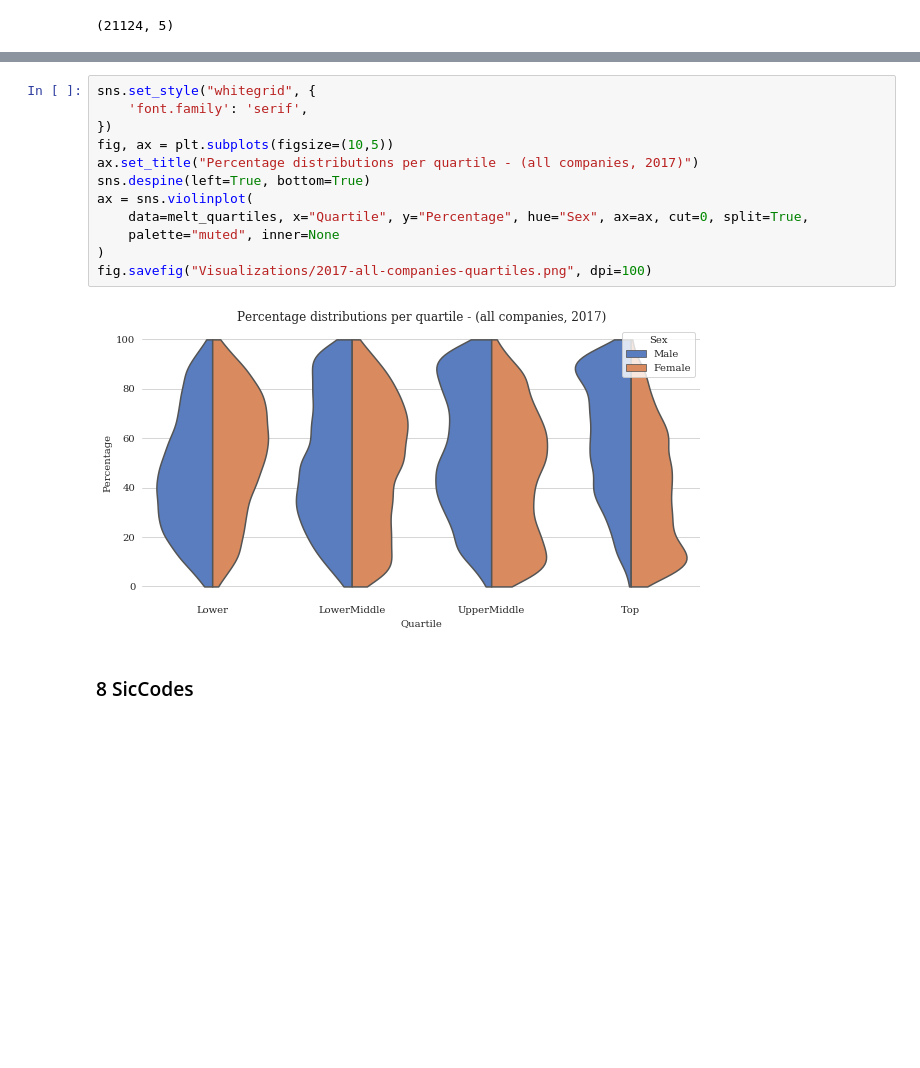
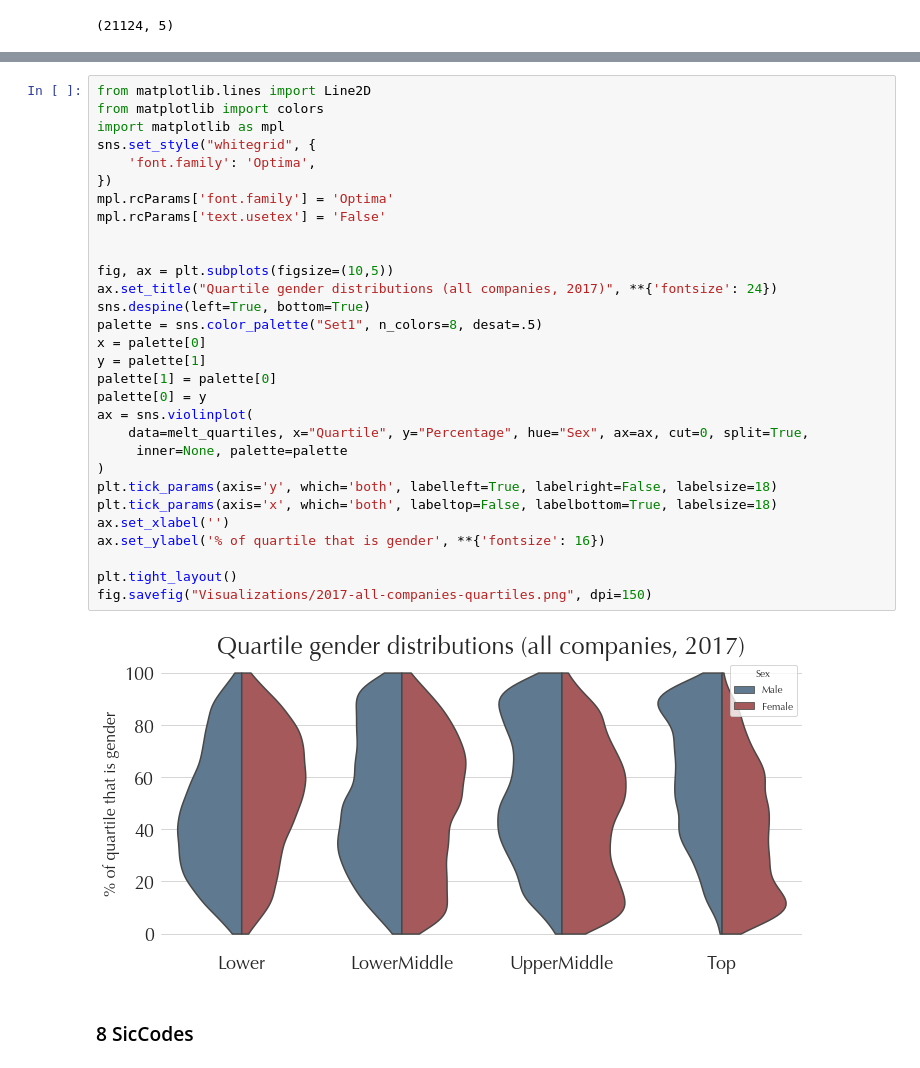
Before and after one commit to Ads2020Group6/data-exploration, a Jupyter notebook: Gov Equalities Office - EDA.ipynb, the cells around one changed output, grey strips where cells are left out. Cells and saved outputs as stored; diff of their text form; blank space fills up the shorter version.

Commit message:
[TL] Zhuzh up the graphs we will use

```diff
--- a/Gov Equalities Office - EDA.ipynb
+++ b/Gov Equalities Office - EDA.ipynb
@@ -410,17 +410,35 @@ melt_quartiles.sample(5)
 # %%
+from matplotlib.lines import Line2D
+from matplotlib import colors
+import matplotlib as mpl
 sns.set_style("whitegrid", {
-    'font.family': 'serif',
+    'font.family': 'Optima',
 })
+mpl.rcParams['font.family'] = 'Optima'
+mpl.rcParams['text.usetex'] = 'False'
+
+
 fig, ax = plt.subplots(figsize=(10,5))
-ax.set_title("Percentage distributions per quartile - (all companies, 2017)")
+ax.set_title("Quartile gender distributions (all companies, 2017)", **{'fontsize': 24})
 sns.despine(left=True, bottom=True)
+palette = sns.color_palette("Set1", n_colors=8, desat=.5)
+x = palette[0]
+y = palette[1]
+palette[1] = palette[0]
+palette[0] = y
 ax = sns.violinplot(
     data=melt_quartiles, x="Quartile", y="Percentage", hue="Sex", ax=ax, cut=0, split=True,
-    palette="muted", inner=None
+     inner=None, palette=palette
 )
-fig.savefig("Visualizations/2017-all-companies-quartiles.png", dpi=100)
+plt.tick_params(axis='y', which='both', labelleft=True, labelright=False, labelsize=18)
+plt.tick_params(axis='x', which='both', labeltop=False, labelbottom=True, labelsize=18)
+ax.set_xlabel('')
+ax.set_ylabel('% of quartile that is gender', **{'fontsize': 16})
+
+plt.tight_layout()
+fig.savefig("Visualizations/2017-all-companies-quartiles.png", dpi=150)
 # %% [output]
-[figure, old version]
+[figure, new version]
 # %% [markdown]
 ### 8 SicCodes
 # %%
```
Also changed, not shown: parts of 9 cells of this notebook.
